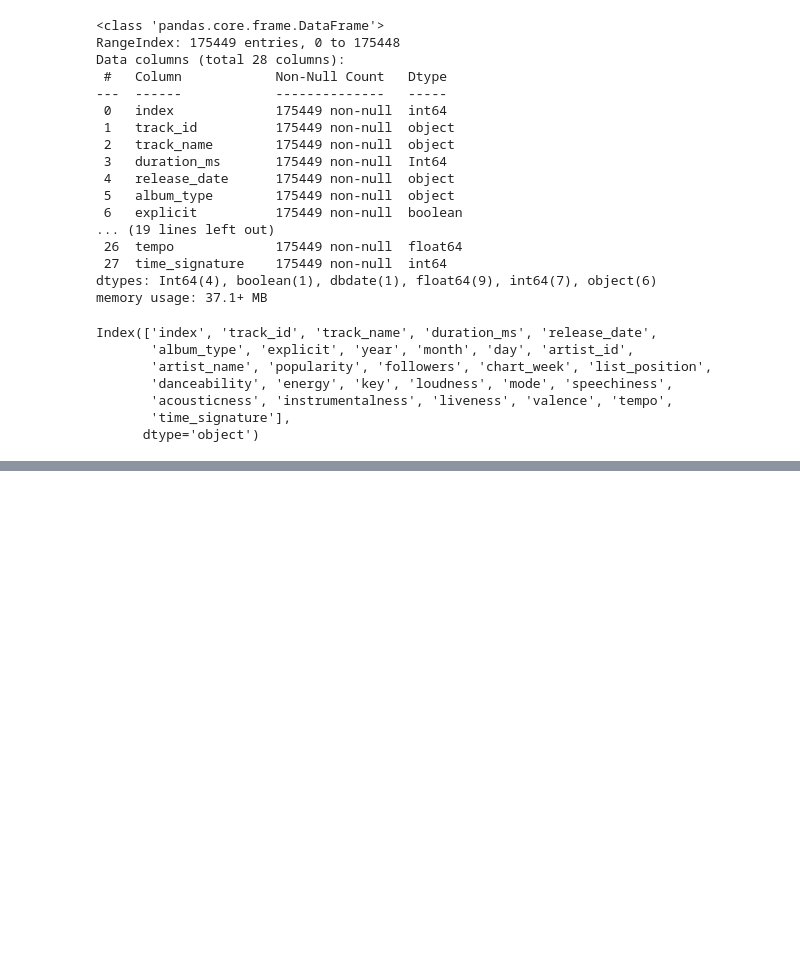
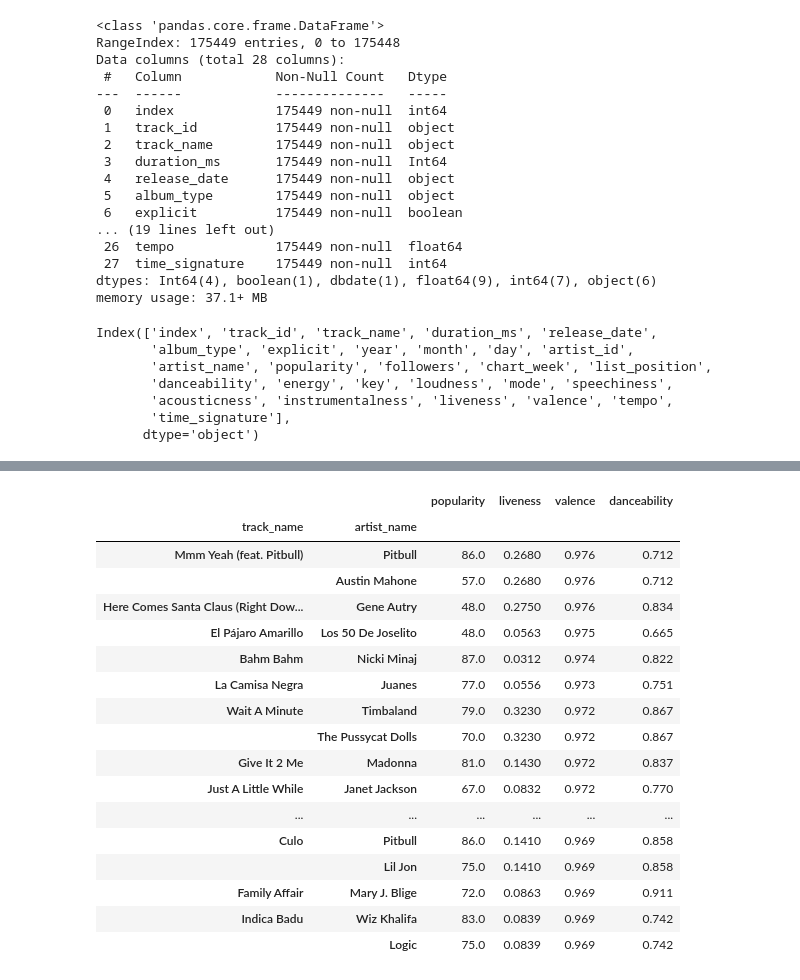
Before and after one commit to nwaynway30/da26_python, a Jupyter notebook: master_data.ipynb, the cells around one changed output, grey strips where cells are left out. Cells and saved outputs as stored; diff of their text form; code cells hidden in the pictures; blank space fills up the shorter version.

```diff
--- a/master_data.ipynb
+++ b/master_data.ipynb
@@ -497,0 +494,4 @@ hello world
+# %%
+# Drop Index Column
+master_data.drop(columns= "index", inplace = True)
+master_data = master_data.reset_index(drop=True)
@@ -497,0 +528,22 @@ hello world
+# %%
+# Which tracks with high popularity scores also have high liveness, energy, and danceability values, making them suitable for live performances?
+master_data.groupby(["track_name","artist_name"])[["popularity","liveness","valence","danceability"]].mean().sort_values(ascending = False,by = ["valence","liveness","danceability","popularity"]).head(20)
+# %% [output]
+|  |  | popularity | liveness | valence | danceability |
+| track_name | artist_name |  |  |  |  |
+| Mmm Yeah (feat. Pitbull) | Pitbull | 86.0 | 0.2680 | 0.976 | 0.712 |
+|  | Austin Mahone | 57.0 | 0.2680 | 0.976 | 0.712 |
+| Here Comes Santa Claus (Right Dow... | Gene Autry | 48.0 | 0.2750 | 0.976 | 0.834 |
+| El Pájaro Amarillo | Los 50 De Joselito | 48.0 | 0.0563 | 0.975 | 0.665 |
+| Bahm Bahm | Nicki Minaj | 87.0 | 0.0312 | 0.974 | 0.822 |
+| La Camisa Negra | Juanes | 77.0 | 0.0556 | 0.973 | 0.751 |
+| Wait A Minute | Timbaland | 79.0 | 0.3230 | 0.972 | 0.867 |
+|  | The Pussycat Dolls | 70.0 | 0.3230 | 0.972 | 0.867 |
+| Give It 2 Me | Madonna | 81.0 | 0.1430 | 0.972 | 0.837 |
+| Just A Little While | Janet Jackson | 67.0 | 0.0832 | 0.972 | 0.770 |
+| ... | ... | ... | ... | ... | ... |
+| Culo | Pitbull | 86.0 | 0.1410 | 0.969 | 0.858 |
+|  | Lil Jon | 75.0 | 0.1410 | 0.969 | 0.858 |
+| Family Affair | Mary J. Blige | 72.0 | 0.0863 | 0.969 | 0.911 |
+| Indica Badu | Wiz Khalifa | 83.0 | 0.0839 | 0.969 | 0.742 |
+|  | Logic | 75.0 | 0.0839 | 0.969 | 0.742 |
```
Also changed, not shown: parts of 11 cells of this notebook.
